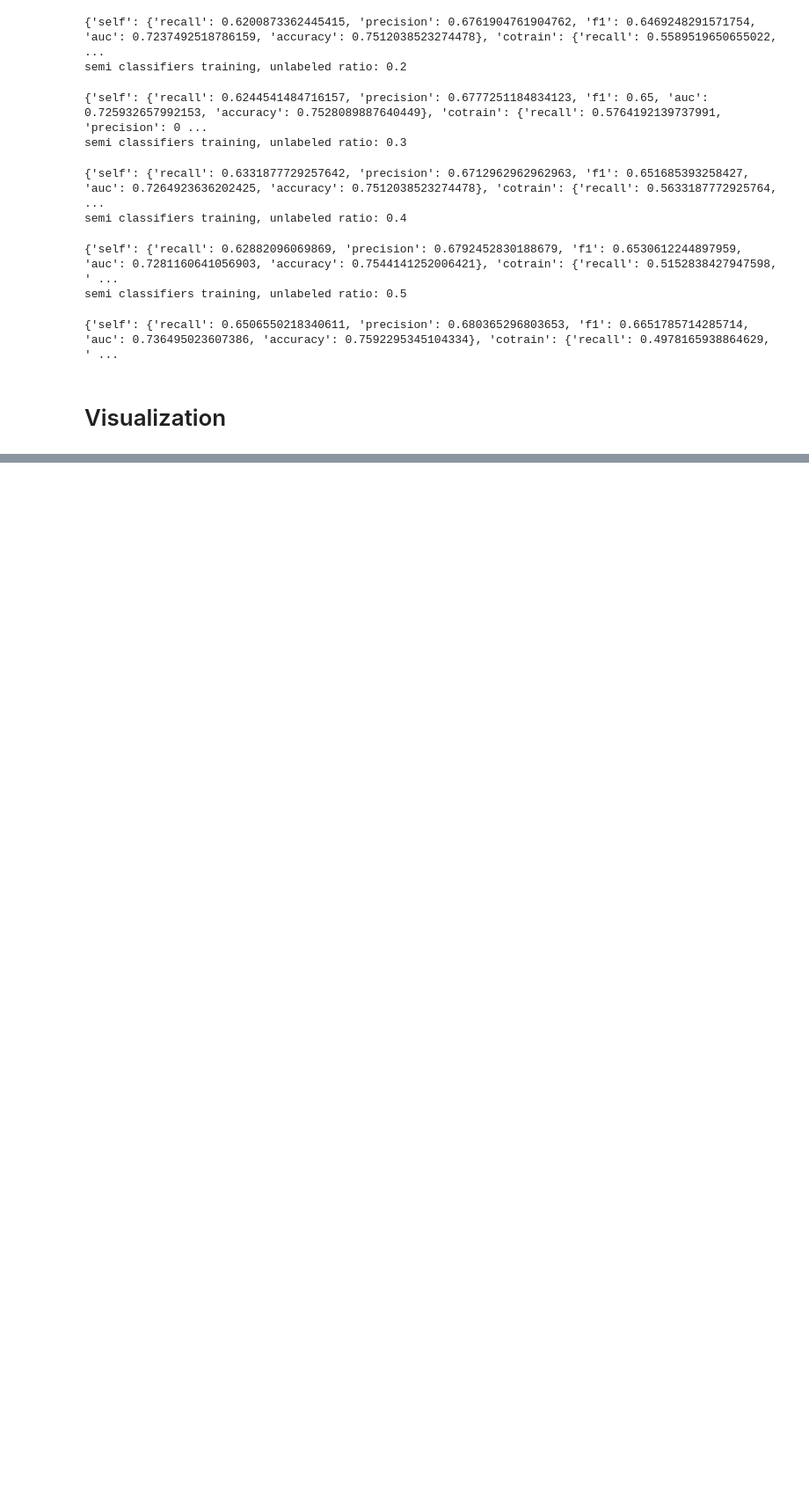
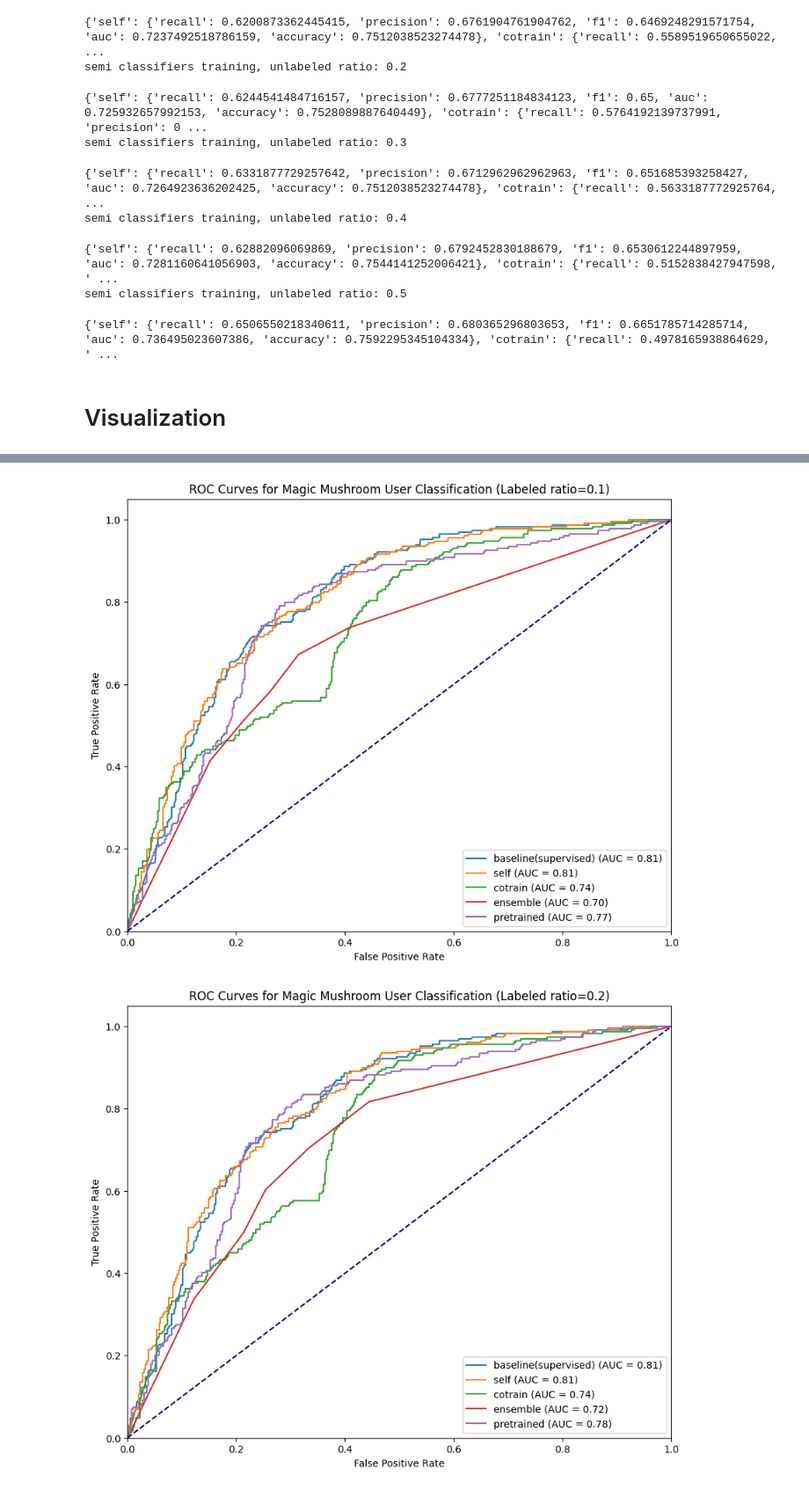
Before and after one commit to bianyuanop/CSI5155_2024F_Project, a Jupyter notebook: project.ipynb, the cells around one changed output, grey strips where cells are left out. Shown at 88% size. Saved outputs shown, nothing was run; the diff lists cells and outputs as text; code cells hidden in the pictures; blank space fills up the shorter version.

```diff
--- a/project.ipynb
+++ b/project.ipynb
@@ -1016,0 +1049,13 @@ for ratio in models:
+# %%
+import joblib
+baseline = joblib.load(f'models/gradient_boosting_mushroom.pt')
+# %%
+for ratio in models:
+    roc_models = {}
+    roc_models['baseline(supervised)'] = baseline
+    for name, model in models[ratio].items():
+        roc_models[name]=model
+    plot_ROC(roc_models, X_test, y_test, title=f'ROC Curves for Magic Mushroom User Classification (Labeled ratio={ratio})', f_out=f'figures/baseline/ROC_{ratio}.png')
+# %% [output]
+[figure, added]
+[figure, added]
```
Also changed, not shown: parts of 6 cells of this notebook, 6 other files.
